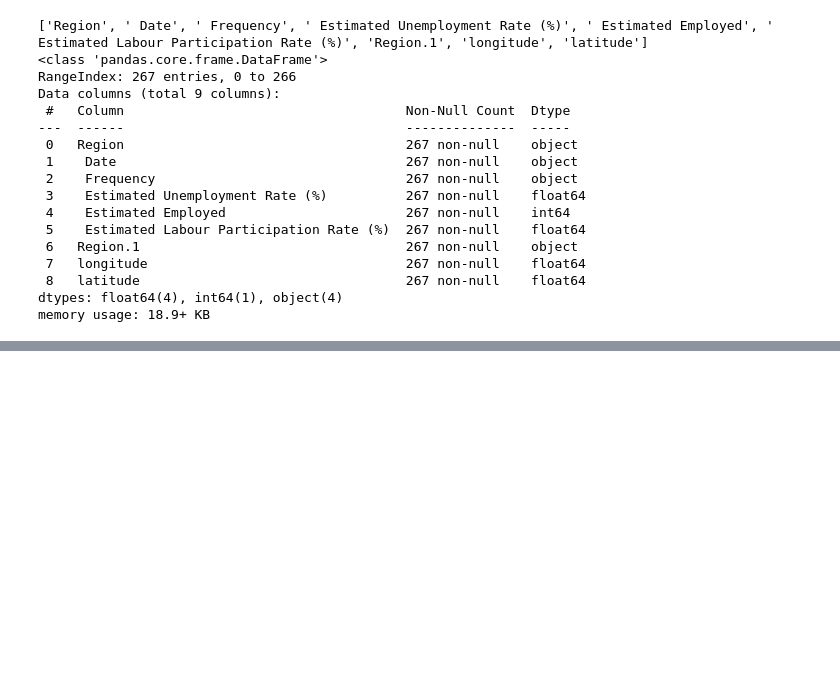
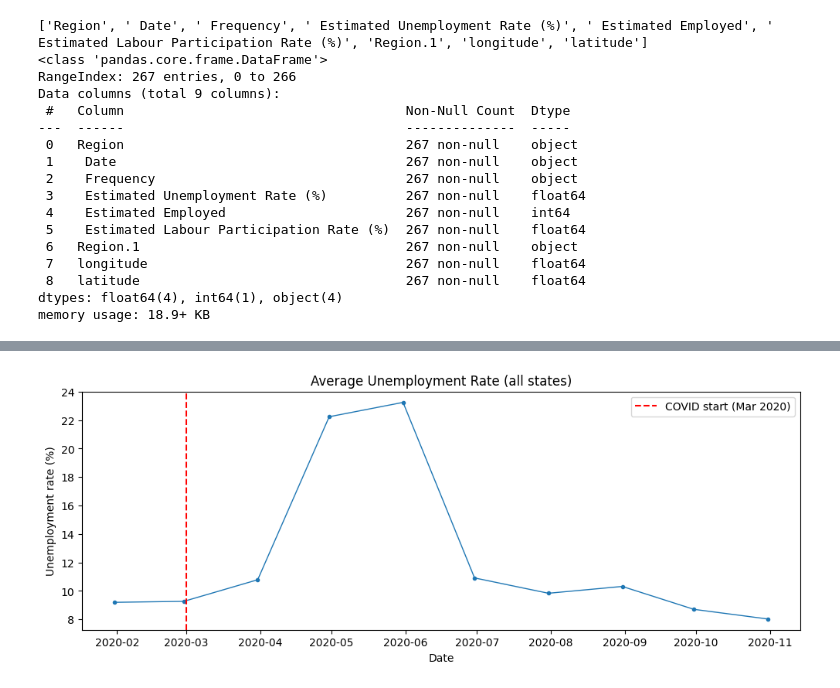
Before and after one commit to SohailAbbas830/codealpha_tasks, a Jupyter notebook: Task_02/CodeAlfa_project02.ipynb, the cells around one changed output, grey strips where cells are left out. Drawn from its saved outputs; the diff is of its cells as text; code cells hidden in the pictures; blank space fills up the shorter version.

```diff
--- a/Task_02/CodeAlfa_project02.ipynb
+++ b/Task_02/CodeAlfa_project02.ipynb
@@ -41,4 +46,10 @@ df = df.rename(columns=lambda x: x.replace('%','pct'))
 # parse date (some Kaggle files use 'yyyy-mm' or 'dd-mm-yyyy')
 
 df['date'] = pd.to_datetime(df['date'], errors='coerce', dayfirst=False)
-df = df.sort_values(['state','date']).reset_index(drop=True)
+
+# choose sort column: prefer 'state' if present, else 'region'
+sort_col = 'state' if 'state' in df.columns else ('region' if 'region' in df.columns else None)
+if sort_col:
+  df = df.sort_values([sort_col, 'date']).reset_index(drop=True)
+else:
+  df = df.sort_values('date').reset_index(drop=True)
@@ -46,0 +60,5 @@ KeyError: 'state'
+# %%
+rate_col = [c for c in df.columns if 'unemploy' in c or 'rate' in c or 'estimated' in c][0]
+df[rate_col] = df[rate_col].astype(str).str.replace('%','').str.replace(',','').str.strip()
+df[rate_col] = pd.to_numeric(df[rate_col], errors='coerce')
+df = df.rename(columns={rate_col: 'unemp_rate'})
@@ -46,0 +93,12 @@ KeyError: 'state'
+# %%
+# use the existing dataframe `df` (df_full is not defined in this notebook)
+national = df.groupby('date')['unemp_rate'].mean().reset_index(name='national_unemp')
+plt.figure(figsize=(12,4))
+plt.plot(national['date'], national['national_unemp'], marker='.', linewidth=1)
+plt.title('Average Unemployment Rate (all states)')
+plt.xlabel('Date'); plt.ylabel('Unemployment rate (%)')
+plt.axvline(pd.to_datetime('2020-03-01'), color='red', linestyle='--', label='COVID start (Mar 2020)')
+plt.legend()
+plt.show()
+# %% [output]
+[figure, added]
```
Also changed, not shown: parts of 16 cells of this notebook.
